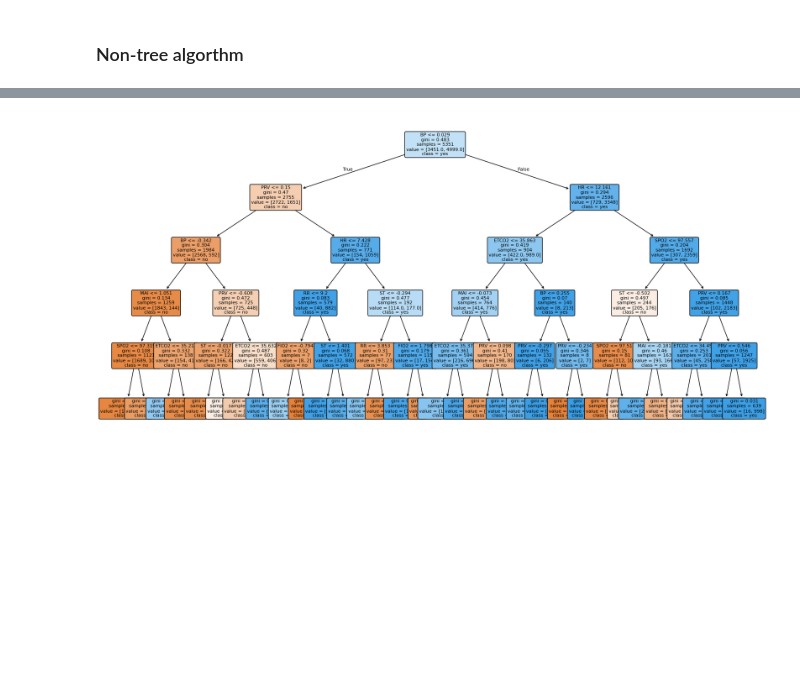
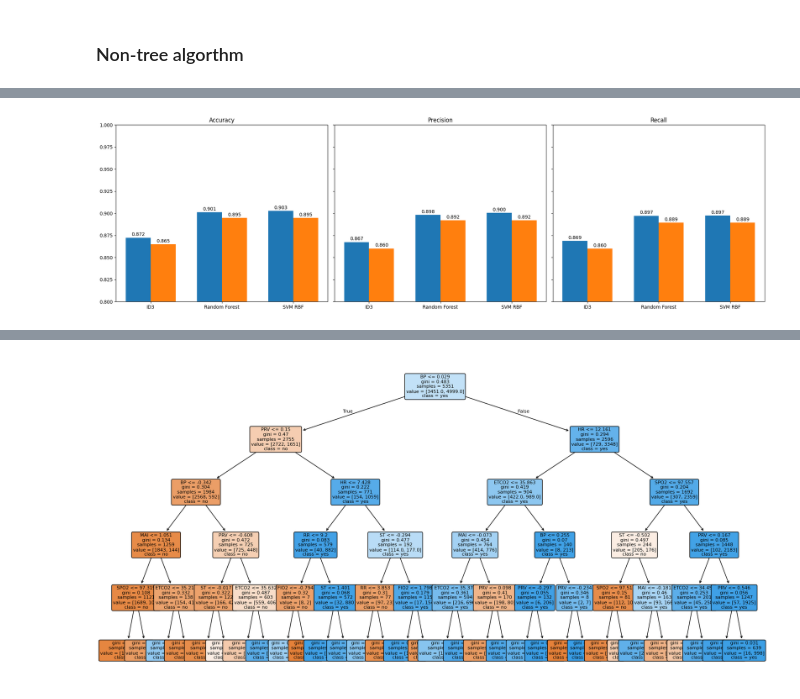
Before and after one commit to Michzru/Critical-oxygen-saturation-estimation, a Jupyter notebook: phase_3.ipynb, the cells around one changed output, grey strips where cells are left out. Cells and saved outputs as stored; diff of their text form; code cells hidden in the pictures; blank space fills up the shorter version.

```diff
--- a/phase_3.ipynb
+++ b/phase_3.ipynb
@@ -360,7 +361,7 @@ def predict(tree, x):
     return None
 # %%
 
-max_depth = 2
+max_depth = 5
 
 tree = id3(X_train_np, y_train_np, depth=0, max_depth=max_depth)
 # %%
@@ -552,6 +562,6 @@ def predict(tree, x):
         return None
 # %%
-tree = id3(X_train_np, y_train_np, max_depth=2)
+tree = id3(X_train_np, y_train_np, max_depth=5)
 # %%
 y_pred = np.array([predict(tree, row) for row in X_test_np])
 # %%
@@ -639,9 +680,9 @@ TRAIN confusion:
 # %%
 svc_rbf_model = SVC(
     kernel='rbf',
-    C=1.0,
-    gamma='scale',
-    random_state=42,
+    C=10.0,
+    gamma=0.01,
+    random_state=37,
     probability=True
 )
 # %%
@@ -653,9 +694,9 @@ y_pred_train = svc_rbf_model.predict(X_train_np)
 y_pred_test = svc_rbf_model.predict(X_test_np)
 y_pred_proba = svc_rbf_model.predict_proba(X_test_np)[:, 1]
 # %%
-print()
-print("TEST accuracy:", accuracy_score(y_test_np, y_pred))
-print("TEST precision (macro):", precision_score(y_test_np, y_pred_test, average='macro'))
-print("TEST recall (macro):", recall_score(y_test_np, y_pred_test, average='macro'))
-print("TEST confusion:\n", confusion_matrix(y_test_np, y_pred_test))
+svm_results = evaluate_model(
+    "SVM RBF",
+    y_train_np, y_pred_train,
+    y_test_np, y_pred
+)
 # %% [output]
@@ -680,0 +723,70 @@ TRAIN confusion:
+# %%
+import matplotlib.pyplot as plt
+import numpy as np
+
+models = ["ID3", "Random Forest", "SVM RBF"]
+
+# Extract metrics
+train_acc = [id3_results["train"]["accuracy"], rf_results["train"]["accuracy"], svm_results["train"]["accuracy"]]
+test_acc  = [id3_results["test"]["accuracy"],  rf_results["test"]["accuracy"],  svm_results["test"]["accuracy"]]
+
+train_prec = [id3_results["train"]["precision"], rf_results["train"]["precision"], svm_results["train"]["precision"]]
+test_prec  = [id3_results["test"]["precision"],  rf_results["test"]["precision"],  svm_results["test"]["precision"]]
+
+train_rec = [id3_results["train"]["recall"], rf_results["train"]["recall"], svm_results["train"]["recall"]]
+test_rec  = [id3_results["test"]["recall"],  rf_results["test"]["recall"],  svm_results["test"]["recall"]]
+
+x = np.arange(len(models))
+width = 0.35
+
+fig, axes = plt.subplots(1, 3, figsize=(20, 6), sharey=True)
+
+# accuracy
+axes[0].bar(x - width/2, train_acc, width, label="Train")
+axes[0].bar(x + width/2, test_acc, width, label="Test")
+axes[0].set_title("Accuracy")
+axes[0].set_xticks(x)
+axes[0].set_xticklabels(models)
+axes[0].set_ylim(0.80, 1.00)
+
+# value labels
+for i, v in enumerate(train_acc):
+    axes[0].text(i - width/2, v + 0.002, f"{v:.3f}", ha="center")
+for i, v in enumerate(test_acc):
+    axes[0].text(i + width/2, v + 0.002, f"{v:.3f}", ha="center")
+
+
+# precision
+axes[1].bar(x - width/2, train_prec, width, label="Train")
+axes[1].bar(x + width/2, test_prec, width, label="Test")
+axes[1].set_title("Precision")
+axes[1].set_xticks(x)
+axes[1].set_xticklabels(models)
+axes[1].set_ylim(0.80, 1.00)
+
+for i, v in enumerate(train_prec):
+    axes[1].text(i - width/2, v + 0.002, f"{v:.3f}", ha="center")
+for i, v in enumerate(test_prec):
+    axes[1].text(i + width/2, v + 0.002, f"{v:.3f}", ha="center")
+
+
+# recall
+axes[2].bar(x - width/2, train_rec, width, label="Train")
+axes[2].bar(x + width/2, test_rec, width, label="Test")
+axes[2].set_title("Recall")
+axes[2].set_xticks(x)
+axes[2].set_xticklabels(models)
+axes[2].set_ylim(0.80, 1.00)
+
+for i, v in enumerate(train_rec):
+    axes[2].text(i - width/2, v + 0.002, f"{v:.3f}", ha="center")
+for i, v in enumerate(test_rec):
+    axes[2].text(i + width/2, v + 0.002, f"{v:.3f}", ha="center")
+
+
+
+
+plt.tight_layout()
+plt.show()
+# %% [output]
+[figure, added]
```
Also changed, not shown: parts of 28 cells of this notebook, 1 other file.
